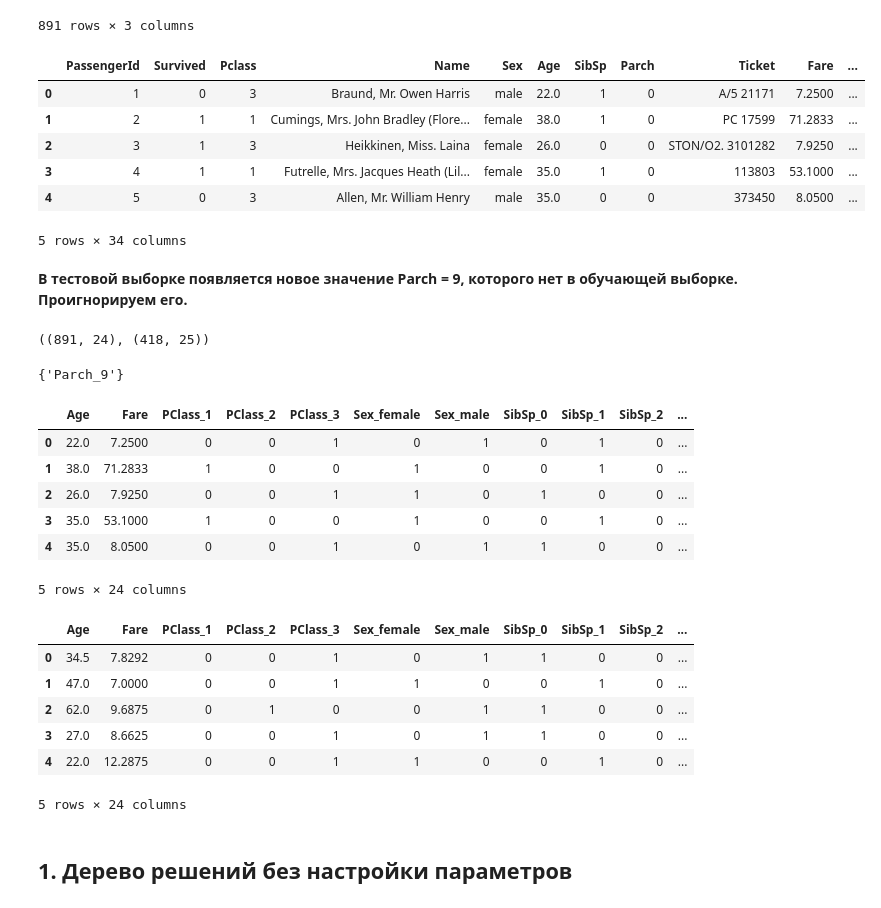
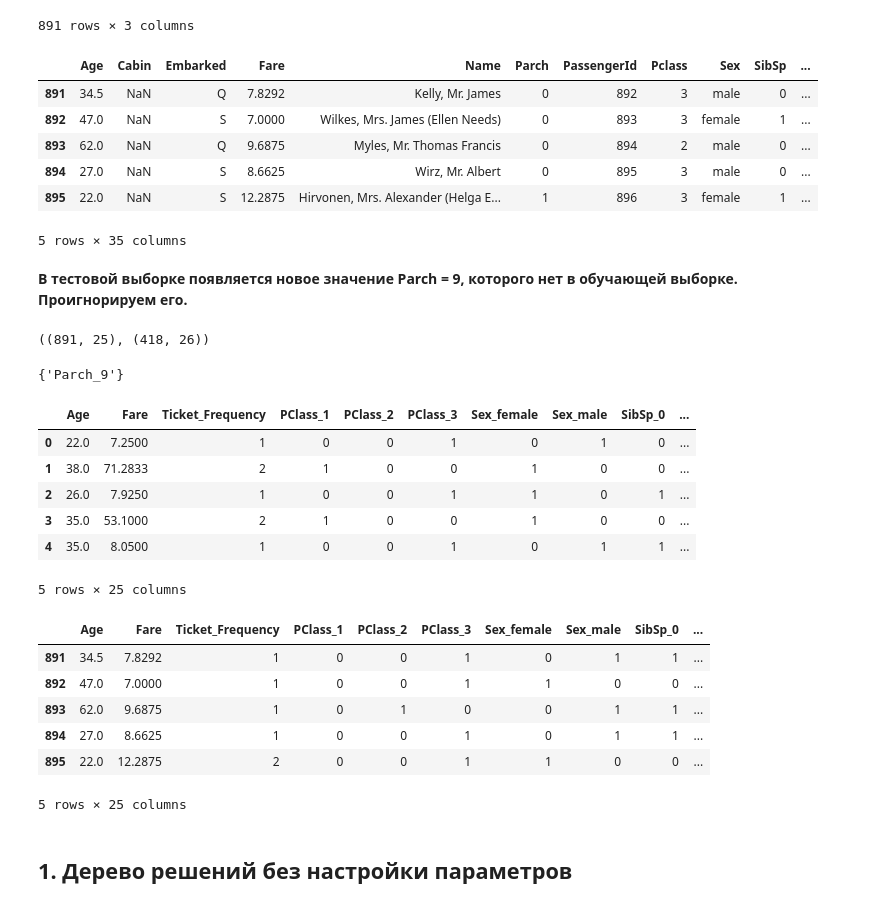
Before and after one commit to vladimirnesterov/mlcourse.ai_my_solutions, a Jupyter notebook: jupyter_russian/topic03_decision_trees_knn/lesson3_practice_trees_titanic.ipynb, the cells around one changed output. Drawn from its saved outputs; the diff is of its cells as text; code cells hidden in the pictures.

Commit message:
topic03 feature additions, no score improvement
- add "Ticket_Frequency" feature, shows some relative improvement, but no update of the max score;

```diff
--- a/jupyter_russian/topic03_decision_trees_knn/lesson3_practice_trees_titanic.ipynb
+++ b/jupyter_russian/topic03_decision_trees_knn/lesson3_practice_trees_titanic.ipynb
@@ -181,3 +178,10 @@ print(
 )
 # %% [output]
 Age NaN in train: 0 Age NaN in test: 0
+# %%
+df_all = pd.concat([train_df, test_df], sort=True).reset_index(drop=True)
+df_all['Ticket_Frequency'] = df_all.groupby('Ticket')['Ticket'].transform('count')
+train_df = df_all.loc[:890]
+test_df = df_all.loc[891:]
+# %%
+test_df.drop(["Survived"], axis=1, inplace=True)
@@ -223,15 +232,15 @@ test_df = pd.concat(
     axis=1,
 )
 # %%
-train_df.head()
+test_df.head()
 # %% [output]
-|  | PassengerId | Survived | Pclass | Name | Sex | Age | SibSp | Parch | Ticket | Fare | ... |
-| 0 | 1 | 0 | 3 | Braund, Mr. Owen Harris | male | 22.0 | 1 | 0 | A/5 21171 | 7.2500 | ... |
-| 1 | 2 | 1 | 1 | Cumings, Mrs. John Bradley (Flore... | female | 38.0 | 1 | 0 | PC 17599 | 71.2833 | ... |
-| 2 | 3 | 1 | 3 | Heikkinen, Miss. Laina | female | 26.0 | 0 | 0 | STON/O2. 3101282 | 7.9250 | ... |
-| 3 | 4 | 1 | 1 | Futrelle, Mrs. Jacques Heath (Lil... | female | 35.0 | 1 | 0 | 113803 | 53.1000 | ... |
-| 4 | 5 | 0 | 3 | Allen, Mr. William Henry | male | 35.0 | 0 | 0 | 373450 | 8.0500 | ... |
+|  | Age | Cabin | Embarked | Fare | Name | Parch | PassengerId | Pclass | Sex | SibSp | ... |
+| 891 | 34.5 | NaN | Q | 7.8292 | Kelly, Mr. James | 0 | 892 | 3 | male | 0 | ... |
+| 892 | 47.0 | NaN | S | 7.0000 | Wilkes, Mrs. James (Ellen Needs) | 0 | 893 | 3 | female | 1 | ... |
+| 893 | 62.0 | NaN | Q | 9.6875 | Myles, Mr. Thomas Francis | 0 | 894 | 2 | male | 0 | ... |
+| 894 | 27.0 | NaN | S | 8.6625 | Wirz, Mr. Albert | 0 | 895 | 3 | male | 0 | ... |
+| 895 | 22.0 | NaN | S | 12.2875 | Hirvonen, Mrs. Alexander (Helga E... | 1 | 896 | 3 | female | 1 | ... |
-5 rows × 34 columns
+5 rows × 35 columns
 # %%
 train_df.drop(
     [
@@ -271,7 +280,7 @@ test_df.drop(
 # %%
 train_df.shape, test_df.shape
 # %% [output]
-((891, 24), (418, 25))
+((891, 25), (418, 26))
 # %%
 set(test_df.columns) - set(train_df.columns)
 # %% [output]
@@ -281,23 +290,23 @@ test_df.drop(["Parch_9"], axis=1, inplace=True)
 # %%
 train_df.head()
 # %% [output]
-|  | Age | Fare | PClass_1 | PClass_2 | PClass_3 | Sex_female | Sex_male | SibSp_0 | SibSp_1 | SibSp_2 | ... |
-| 0 | 22.0 | 7.2500 | 0 | 0 | 1 | 0 | 1 | 0 | 1 | 0 | ... |
-| 1 | 38.0 | 71.2833 | 1 | 0 | 0 | 1 | 0 | 0 | 1 | 0 | ... |
-| 2 | 26.0 | 7.9250 | 0 | 0 | 1 | 1 | 0 | 1 | 0 | 0 | ... |
-| 3 | 35.0 | 53.1000 | 1 | 0 | 0 | 1 | 0 | 0 | 1 | 0 | ... |
-| 4 | 35.0 | 8.0500 | 0 | 0 | 1 | 0 | 1 | 1 | 0 | 0 | ... |
+|  | Age | Fare | Ticket_Frequency | PClass_1 | PClass_2 | PClass_3 | Sex_female | Sex_male | SibSp_0 | ... |
+| 0 | 22.0 | 7.2500 | 1 | 0 | 0 | 1 | 0 | 1 | 0 | ... |
+| 1 | 38.0 | 71.2833 | 2 | 1 | 0 | 0 | 1 | 0 | 0 | ... |
+| 2 | 26.0 | 7.9250 | 1 | 0 | 0 | 1 | 1 | 0 | 1 | ... |
+| 3 | 35.0 | 53.1000 | 2 | 1 | 0 | 0 | 1 | 0 | 0 | ... |
+| 4 | 35.0 | 8.0500 | 1 | 0 | 0 | 1 | 0 | 1 | 1 | ... |
-5 rows × 24 columns
+5 rows × 25 columns
 # %%
 test_df.head()
 # %% [output]
-|  | Age | Fare | PClass_1 | PClass_2 | PClass_3 | Sex_female | Sex_male | SibSp_0 | SibSp_1 | SibSp_2 | ... |
-| 0 | 34.5 | 7.8292 | 0 | 0 | 1 | 0 | 1 | 1 | 0 | 0 | ... |
-| 1 | 47.0 | 7.0000 | 0 | 0 | 1 | 1 | 0 | 0 | 1 | 0 | ... |
-| 2 | 62.0 | 9.6875 | 0 | 1 | 0 | 0 | 1 | 1 | 0 | 0 | ... |
-| 3 | 27.0 | 8.6625 | 0 | 0 | 1 | 0 | 1 | 1 | 0 | 0 | ... |
-| 4 | 22.0 | 12.2875 | 0 | 0 | 1 | 1 | 0 | 0 | 1 | 0 | ... |
+|  | Age | Fare | Ticket_Frequency | PClass_1 | PClass_2 | PClass_3 | Sex_female | Sex_male | SibSp_0 | ... |
+| 891 | 34.5 | 7.8292 | 1 | 0 | 0 | 1 | 0 | 1 | 1 | ... |
+| 892 | 47.0 | 7.0000 | 1 | 0 | 0 | 1 | 1 | 0 | 0 | ... |
+| 893 | 62.0 | 9.6875 | 1 | 0 | 1 | 0 | 0 | 1 | 1 | ... |
+| 894 | 27.0 | 8.6625 | 1 | 0 | 0 | 1 | 0 | 1 | 1 | ... |
+| 895 | 22.0 | 12.2875 | 2 | 0 | 0 | 1 | 1 | 0 | 0 | ... |
-5 rows × 24 columns
+5 rows × 25 columns
 # %% [markdown]
 ## 1. Дерево решений без настройки параметров
 # %% [markdown]
```
Also changed, not shown: parts of 14 cells of this notebook.
